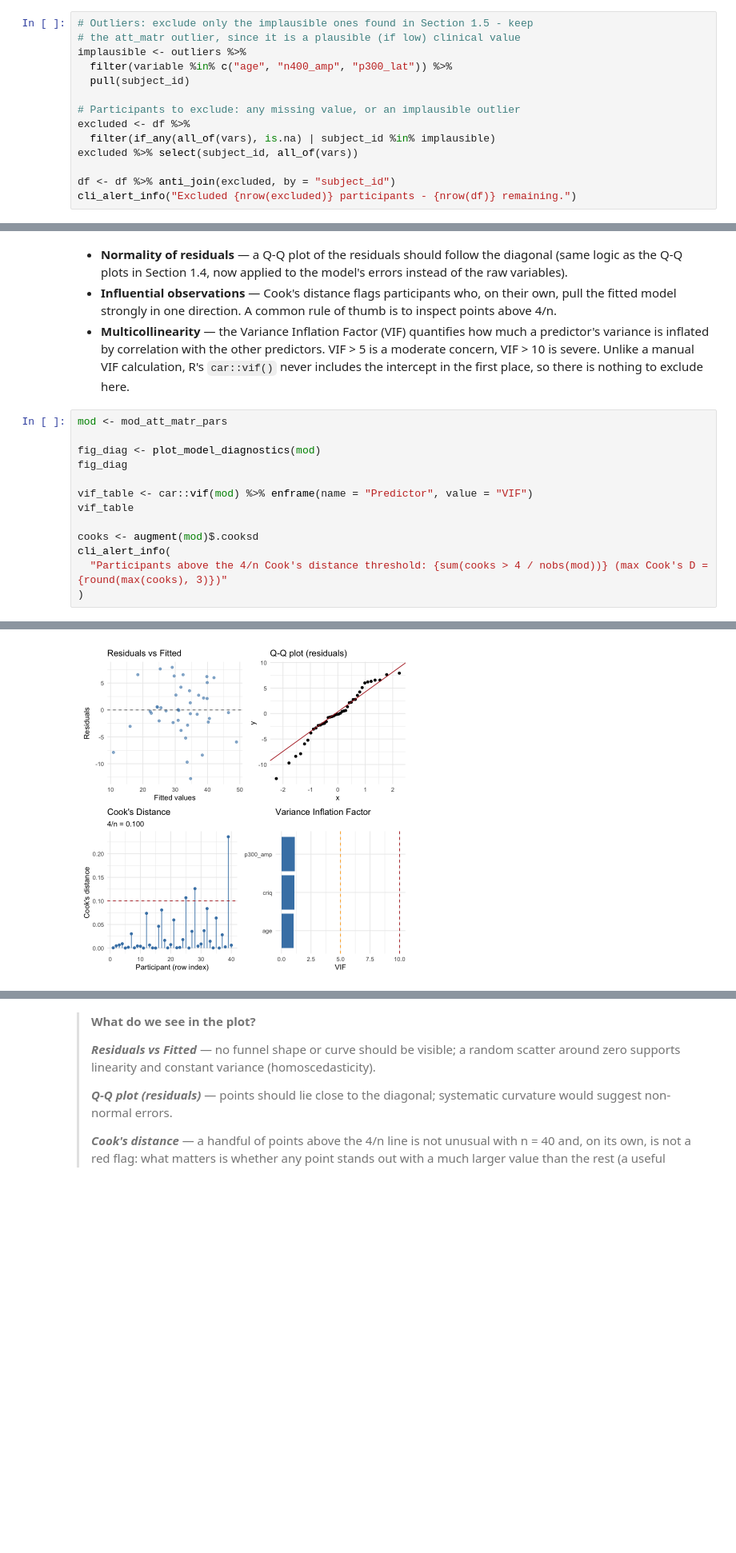
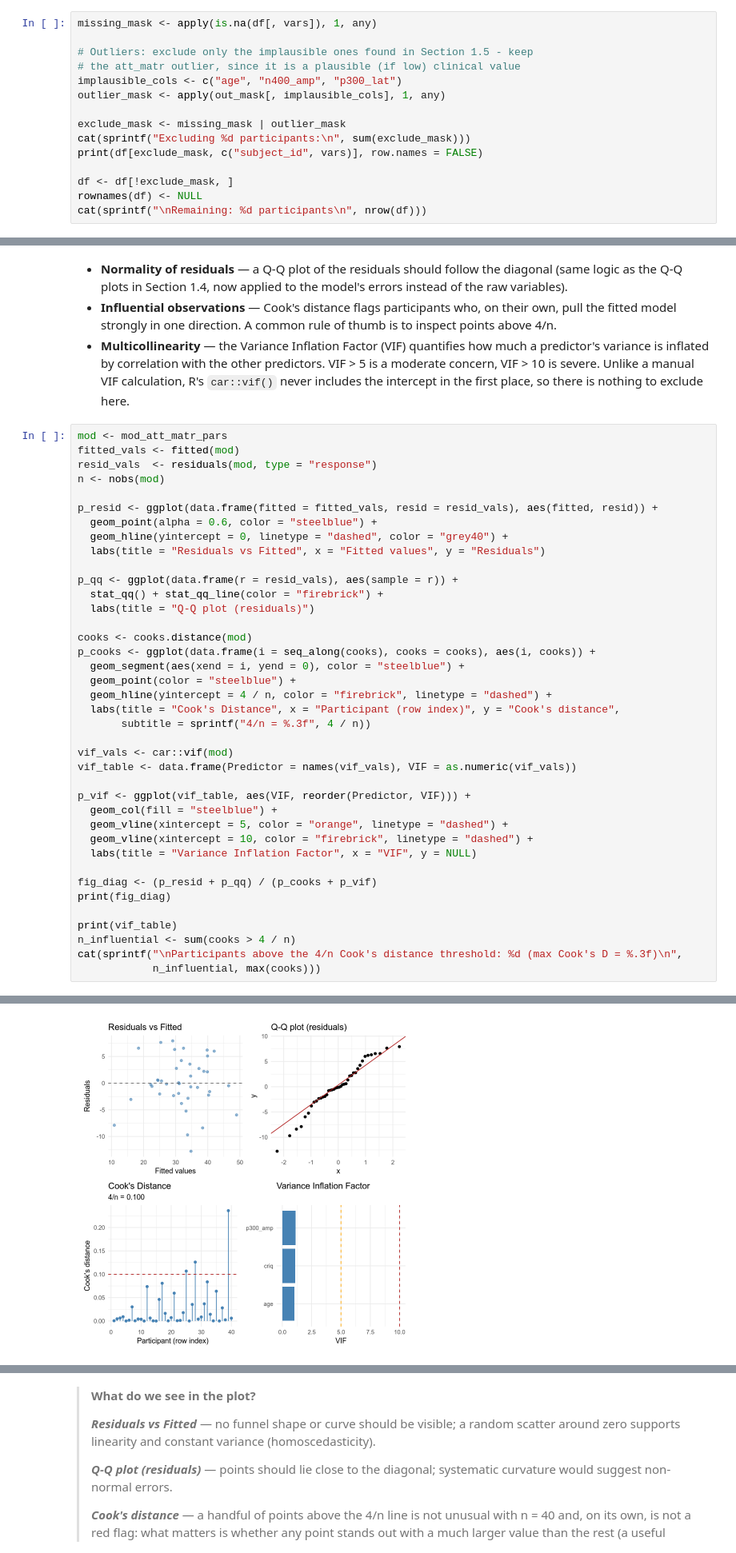
Before and after one commit to SanCamilloIRCCS-OndaLab/tutorial_EEG-NPSY, a Jupyter notebook: r/case1/code/CaseStudy_1.ipynb, the cells around one changed output, grey strips where cells are left out. Shown at 80% size. Drawn from its saved outputs; the diff is of its cells as text; blank space fills up the shorter version.

```diff
--- a/r/case1/code/CaseStudy_1.ipynb
+++ b/r/case1/code/CaseStudy_1.ipynb
@@ -445,17 +416,18 @@ However the value of 3 for attentive matrices is very low but it is also
 very plausible in a patient dataset, therefore we will keep this
 outlier.
 # %%
+missing_mask <- apply(is.na(df[, vars]), 1, any)
+
 # Outliers: exclude only the implausible ones found in Section 1.5 - keep
 # the att_matr outlier, since it is a plausible (if low) clinical value
-implausible <- outliers %>%
-  filter(variable %in% c("age", "n400_amp", "p300_lat")) %>%
-  pull(subject_id)
+implausible_cols <- c("age", "n400_amp", "p300_lat")
+outlier_mask <- apply(out_mask[, implausible_cols], 1, any)
 
-# Participants to exclude: any missing value, or an implausible outlier
-excluded <- df %>%
-  filter(if_any(all_of(vars), is.na) | subject_id %in% implausible)
-excluded %>% select(subject_id, all_of(vars))
+exclude_mask <- missing_mask | outlier_mask
+cat(sprintf("Excluding %d participants:\n", sum(exclude_mask)))
+print(df[exclude_mask, c("subject_id", vars)], row.names = FALSE)
 
-df <- df %>% anti_join(excluded, by = "subject_id")
-cli_alert_info("Excluded {nrow(excluded)} participants - {nrow(df)} remaining.")
+df <- df[!exclude_mask, ]
+rownames(df) <- NULL
+cat(sprintf("\nRemaining: %d participants\n", nrow(df)))
 # %% [output]
@@ -753,15 +727,41 @@ Attentive Matrices model (`att_matr ~ p300_amp + age + criq`).
   the first place, so there is nothing to exclude here.
 # %%
 mod <- mod_att_matr_pars
+fitted_vals <- fitted(mod)
+resid_vals  <- residuals(mod, type = "response")
+n <- nobs(mod)
 
-fig_diag <- plot_model_diagnostics(mod)
-fig_diag
+p_resid <- ggplot(data.frame(fitted = fitted_vals, resid = resid_vals), aes(fitted, resid)) +
+  geom_point(alpha = 0.6, color = "steelblue") +
+  geom_hline(yintercept = 0, linetype = "dashed", color = "grey40") +
+  labs(title = "Residuals vs Fitted", x = "Fitted values", y = "Residuals")
 
-vif_table <- car::vif(mod) %>% enframe(name = "Predictor", value = "VIF")
-vif_table
+p_qq <- ggplot(data.frame(r = resid_vals), aes(sample = r)) +
+  stat_qq() + stat_qq_line(color = "firebrick") +
+  labs(title = "Q-Q plot (residuals)")
 
-cooks <- augment(mod)$.cooksd
-cli_alert_info(
-  "Participants above the 4/n Cook's distance threshold: {sum(cooks > 4 / nobs(mod))} (max Cook's D = {round(max(cooks), 3)})"
-)
+cooks <- cooks.distance(mod)
+p_cooks <- ggplot(data.frame(i = seq_along(cooks), cooks = cooks), aes(i, cooks)) +
+  geom_segment(aes(xend = i, yend = 0), color = "steelblue") +
+  geom_point(color = "steelblue") +
+  geom_hline(yintercept = 4 / n, color = "firebrick", linetype = "dashed") +
+  labs(title = "Cook's Distance", x = "Participant (row index)", y = "Cook's distance",
+       subtitle = sprintf("4/n = %.3f", 4 / n))
+
+vif_vals <- car::vif(mod)
+vif_table <- data.frame(Predictor = names(vif_vals), VIF = as.numeric(vif_vals))
+
+p_vif <- ggplot(vif_table, aes(VIF, reorder(Predictor, VIF))) +
+  geom_col(fill = "steelblue") +
+  geom_vline(xintercept = 5, color = "orange", linetype = "dashed") +
+  geom_vline(xintercept = 10, color = "firebrick", linetype = "dashed") +
+  labs(title = "Variance Inflation Factor", x = "VIF", y = NULL)
+
+fig_diag <- (p_resid + p_qq) / (p_cooks + p_vif)
+print(fig_diag)
+
+print(vif_table)
+n_influential <- sum(cooks > 4 / n)
+cat(sprintf("\nParticipants above the 4/n Cook's distance threshold: %d (max Cook's D = %.3f)\n",
+            n_influential, max(cooks)))
 # %% [output]
@@ -775 +774 @@ A tibble: 3 × 2
-[figure, old version]
+[figure, new version]
```
Also changed, not shown: parts of 32 cells of this notebook, 45 other files.
